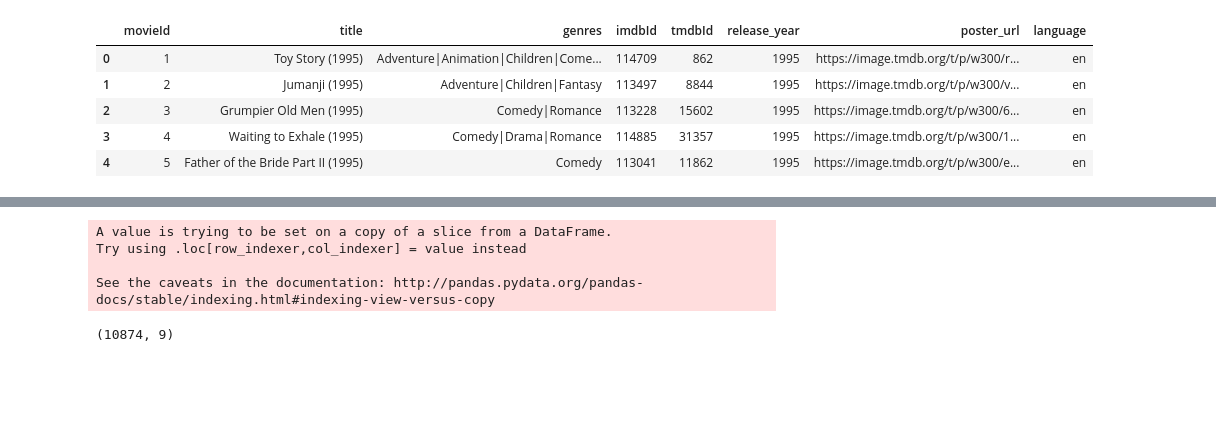
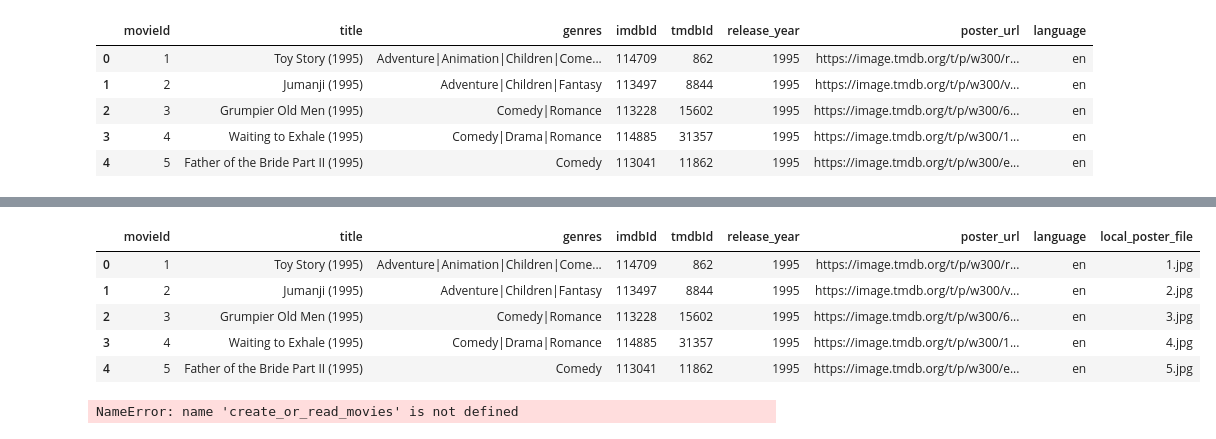
Before and after one commit to borttrob/movie-genre-ml, a Jupyter notebook: PostersReader.ipynb, the cells around one changed output, grey strips where cells are left out. Saved outputs shown, nothing was run; the diff lists cells and outputs as text; code cells hidden in the pictures; blank space fills up the shorter version.

```diff
--- a/PostersReader.ipynb
+++ b/PostersReader.ipynb
@@ -126,7 +126,10 @@ def get_more_movie_data(tmdbId):
         pass
 
     try:
-        poster_url = poster_base_url.format(tmdb_movie_json['poster_path'])
+        if tmdb_movie_json['poster_path'] is None:
+            poster_url = None
+        else:
+            poster_url = poster_base_url.format(tmdb_movie_json['poster_path'])
     except:
         pass
 
@@ -181,12 +163,31 @@ movies.to_csv('extended_movie_data_with_local_files.csv', sep=';', index=False)
-# %%
-filtered_movies = movies[movies.release_year != 'not found']
-filtered_movies['release_year'] = pd.to_numeric(filtered_movies.release_year)
-filtered_movies = filtered_movies[(filtered_movies.release_year >= 1995) & (movies.language == 'en')]
-filtered_movies.shape
-# %% [output]
-A value is trying to be set on a copy of a slice from a DataFrame.
-Try using .loc[row_indexer,col_indexer] = value instead
-
-See the caveats in the documentation: http://pandas.pydata.org/pandas-docs/stable/indexing.html#indexing-view-versus-copy
-(10874, 9)
+# %%
+def create_or_read_movies():
+    if not os.path.exists('extended_movie_data_with_local_files.csv'):
+        movies['local_poster_file'] = ''
+        movies.to_csv('extended_movie_data_with_local_files.csv', sep=';', index=False)
+
+    movies = pd.read_csv('extended_movie_data_with_local_files.csv', sep=';', keep_default_na=False)
+    movies.head()
+    return movies
+
+movies = create_or_read_movies()
+display(movies.head())
+movies.shape
+# %% [output]
+|  | movieId | title | genres | imdbId | tmdbId | release_year | poster_url | language | local_poster_file |
+| 0 | 1 | Toy Story (1995) | Adventure|Animation|Children|Come... | 114709 | 862 | 1995 | https://image.tmdb.org/t/p/w300/r... | en | 1.jpg |
+| 1 | 2 | Jumanji (1995) | Adventure|Children|Fantasy | 113497 | 8844 | 1995 | https://image.tmdb.org/t/p/w300/v... | en | 2.jpg |
+| 2 | 3 | Grumpier Old Men (1995) | Comedy|Romance | 113228 | 15602 | 1995 | https://image.tmdb.org/t/p/w300/6... | en | 3.jpg |
+| 3 | 4 | Waiting to Exhale (1995) | Comedy|Drama|Romance | 114885 | 31357 | 1995 | https://image.tmdb.org/t/p/w300/1... | en | 4.jpg |
+| 4 | 5 | Father of the Bride Part II (1995) | Comedy | 113041 | 11862 | 1995 | https://image.tmdb.org/t/p/w300/e... | en | 5.jpg |
+# %%
+import importlib
+import helpers
+importlib.reload(helpers)
+
+movies = create_or_read_movies()
+filtered_movies = helpers.filter_movies(movies)
+filtered_movies.shape
+# %% [output]
+NameError: name 'create_or_read_movies' is not defined
 # %%
```
Also changed, not shown: parts of 6 cells of this notebook, 3 other files.
